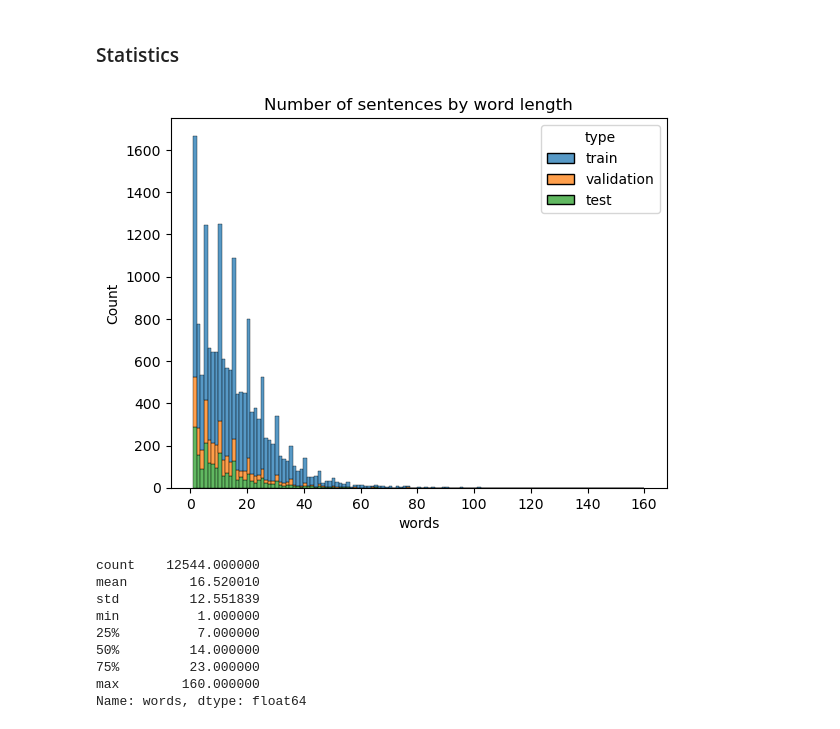
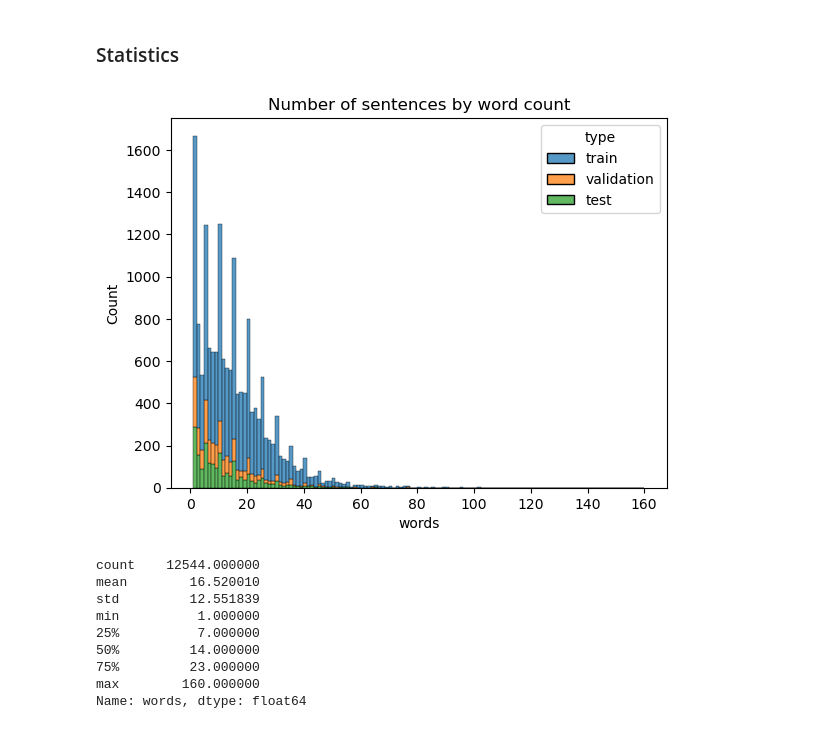
Before and after one commit to VassilisDrouzas/Natural-Language-Processing, a Jupyter notebook: mlp_nlp/ex_10.ipynb, the cells around one changed output. Drawn from its saved outputs; the diff is of its cells as text; code cells hidden in the pictures.

```diff
--- a/mlp_nlp/ex_10.ipynb
+++ b/mlp_nlp/ex_10.ipynb
@@ -94,22 +94,22 @@ test_length = length_sentences(test_df)
 # %%
 import seaborn as sns
 import matplotlib.pyplot as plt
 
 
 stats_df = pd.DataFrame({"words": pd.concat([train_length, val_length, test_length], ignore_index=True),
                         "type": len(train_length)*["train"] +
                          len(val_length)*["validation"] +
                          len(test_length)*["test"]})
 
 sns.histplot(x="words",
              hue="type",
              data=stats_df,
              multiple="stack")
 
-plt.title("Number of sentences by word length")
+plt.title("Number of sentences by word count")
 plt.show()
 # %% [output]
-[figure, old version]
+[figure, new version]
 # %%
 train_length.describe()
 # %% [output]
```
Also changed, not shown: parts of 14 cells of this notebook.
